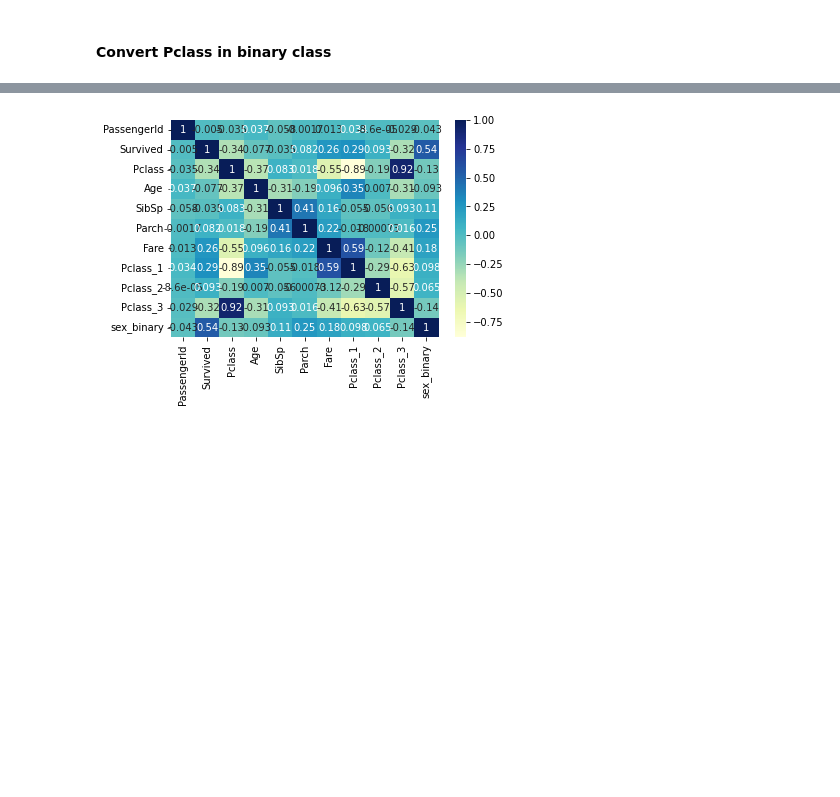
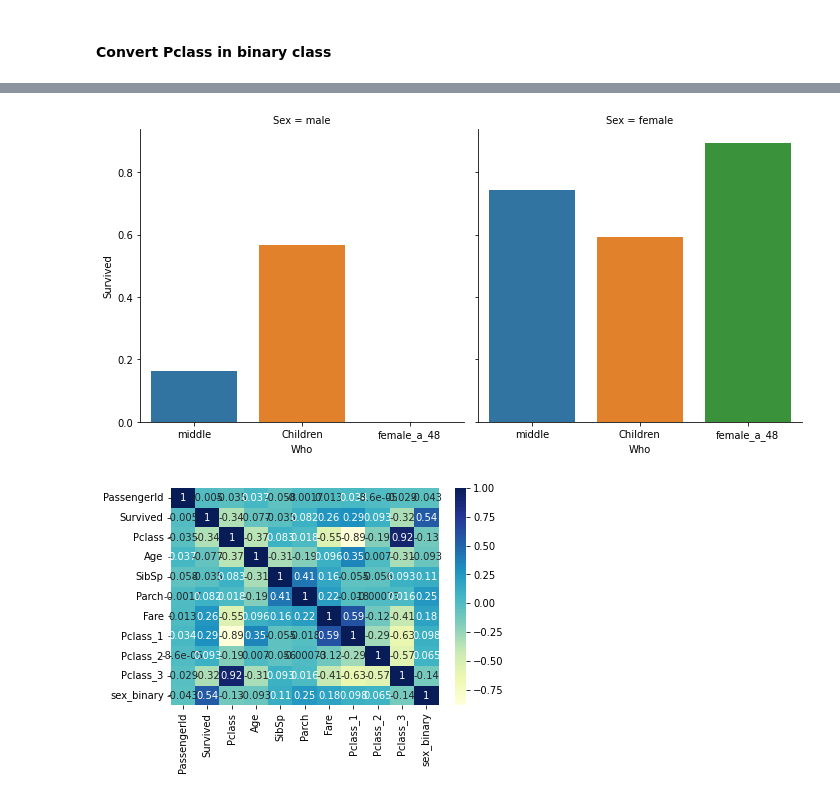
Before and after one commit to chris97425/titanic_kaggle_training, a Jupyter notebook: Notebook/data_analysis.ipynb, the cells around one changed output, grey strips where cells are left out. Cells and saved outputs as stored; diff of their text form; code cells hidden in the pictures; blank space fills up the shorter version.

```diff
--- a/Notebook/data_analysis.ipynb
+++ b/Notebook/data_analysis.ipynb
@@ -117,3 +154,12 @@ titanic_df.head(2)
+# %%
+#Create the three different classes of people
+titanic_df["Who"] = titanic_df[["Sex","Age"]].apply(lambda x : class_of_people_by_age_sex(x.Age, x.Sex), axis = 1)
+# %%
+#Show the survival rate by new classes
+ax = sns.catplot(x="Who",y="Survived",col="Sex",data=titanic_df
+    , kind="bar", ci=None, aspect=1)
+# %% [output]
+[figure, added]
 # %%
 dataplot = sns.heatmap(titanic_df.corr(), cmap="YlGnBu", annot=True)
 # %% [output]
```
Also changed, not shown: parts of 19 cells of this notebook, 2 other files.
